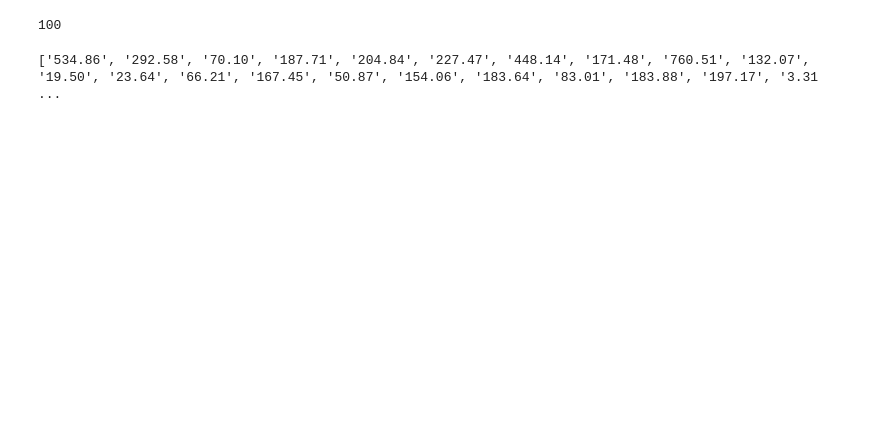
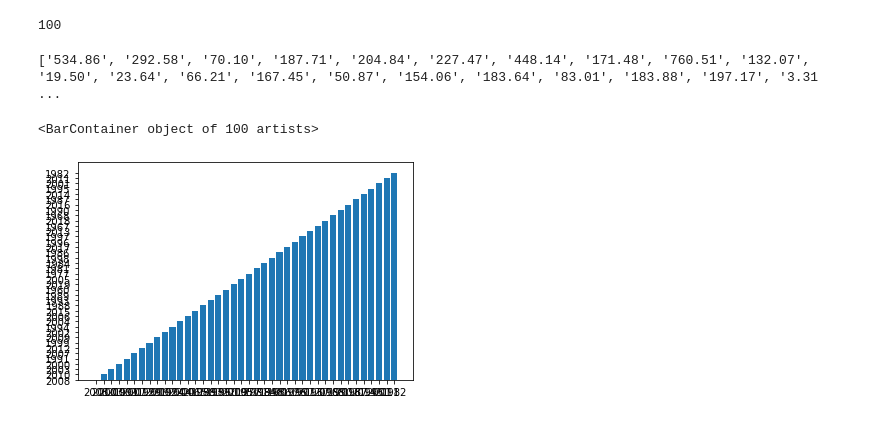
Before and after one commit to afrahhy/ai_jun21, a Jupyter notebook: M1-Python/10. Matplotlib/IMDB Challenge.ipynb, the cells around one changed output. Cells and saved outputs as stored; diff of their text form; code cells hidden in the pictures; blank space fills up the shorter version.

```diff
--- a/M1-Python/10. Matplotlib/IMDB Challenge.ipynb
+++ b/M1-Python/10. Matplotlib/IMDB Challenge.ipynb
@@ -189,0 +186,7 @@ import csv
+# %%
+y = df['Year of release']
+
+plt.bar(y, 100)
+# %% [output]
+<BarContainer object of 100 artists>
+[figure, added]
```
Also changed, not shown: parts of 3 cells of this notebook.
